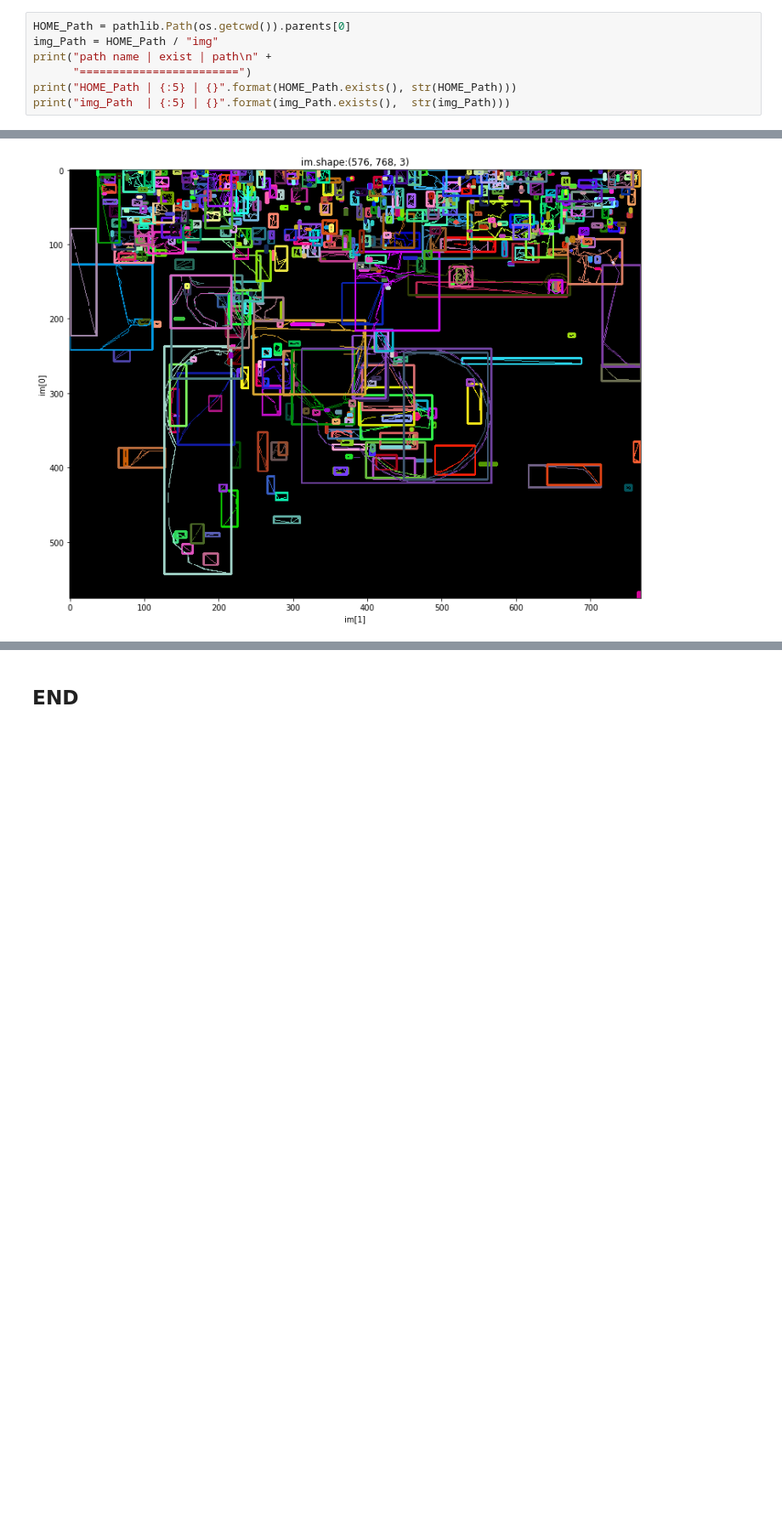
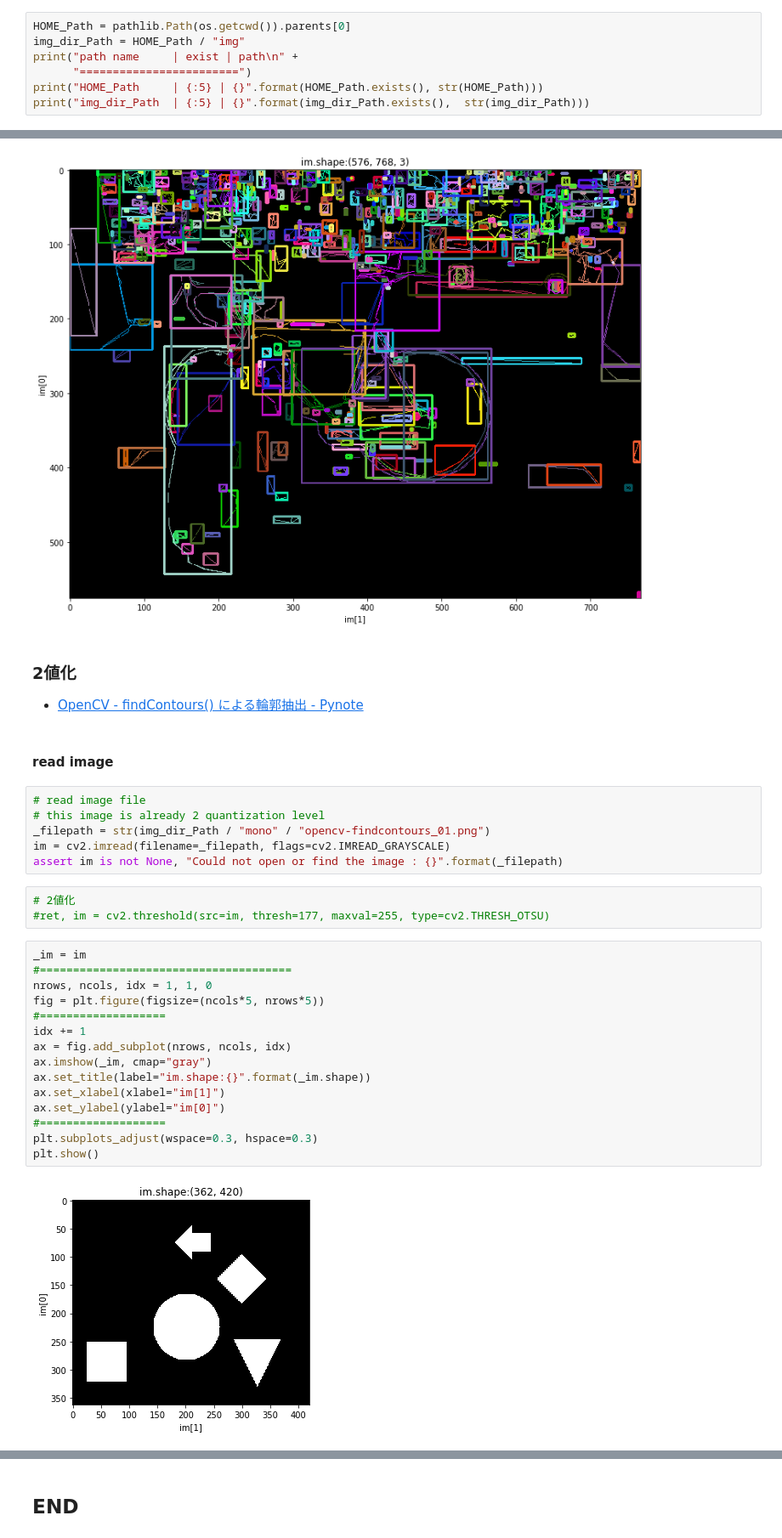
Before and after one commit to pollenjp/OpenCV-Template, a Jupyter notebook: notebooks/OpenCV Template.ipynb, the cells around one changed output, grey strips where cells are left out. Shown at 85% size. Drawn from its saved outputs; the diff is of its cells as text; blank space fills up the shorter version.

Commit message:
Update notebooks/OpenCV Template.ipynb - add bounding box

```diff
--- a/notebooks/OpenCV Template.ipynb
+++ b/notebooks/OpenCV Template.ipynb
@@ -27,9 +35,9 @@ cv2.__version__ : 4.0.0
 ### Path
 # %%
 HOME_Path = pathlib.Path(os.getcwd()).parents[0]
-img_Path = HOME_Path / "img"
-print("path name | exist | path\n" +
+img_dir_Path = HOME_Path / "img"
+print("path name     | exist | path\n" +
       "========================")
-print("HOME_Path | {:5} | {}".format(HOME_Path.exists(), str(HOME_Path)))
-print("img_Path  | {:5} | {}".format(img_Path.exists(),  str(img_Path)))
+print("HOME_Path     | {:5} | {}".format(HOME_Path.exists(), str(HOME_Path)))
+print("img_dir_Path  | {:5} | {}".format(img_dir_Path.exists(),  str(img_dir_Path)))
 # %% [output]
@@ -302,3 +349,36 @@ plt.subplots_adjust(wspace=0.3, hspace=0.3)
 plt.show()
 # %% [output]
 [figure]
+# %% [markdown]
+### 2値化
+
+
+- [OpenCV - findContours() による輪郭抽出 - Pynote](http://pynote.hatenablog.com/entry/opencv-findcontours#%E3%82%B0%E3%83%AC%E3%83%BC%E3%82%B9%E3%82%B1%E3%83%BC%E3%83%AB%E7%94%BB%E5%83%8F%E3%81%AB%E5%A4%89%E6%8F%9B%E3%81%97findContours-%E3%81%A7%E8%BC%AA%E9%83%AD%E3%82%92%E6%8A%BD%E5%87%BA%E3%81%99%E3%82%8B)
+# %% [markdown]
+#### read image
+# %%
+# read image file
+# this image is already 2 quantization level
+_filepath = str(img_dir_Path / "mono" / "opencv-findcontours_01.png")
+im = cv2.imread(filename=_filepath, flags=cv2.IMREAD_GRAYSCALE)
+assert im is not None, "Could not open or find the image : {}".format(_filepath)
+# %%
+# 2値化
+#ret, im = cv2.threshold(src=im, thresh=177, maxval=255, type=cv2.THRESH_OTSU)
+# %%
+_im = im
+#======================================
+nrows, ncols, idx = 1, 1, 0
+fig = plt.figure(figsize=(ncols*5, nrows*5))
+#===================
+idx += 1
+ax = fig.add_subplot(nrows, ncols, idx)
+ax.imshow(_im, cmap="gray")
+ax.set_title(label="im.shape:{}".format(_im.shape))
+ax.set_xlabel(xlabel="im[1]")
+ax.set_ylabel(ylabel="im[0]")
+#===================
+plt.subplots_adjust(wspace=0.3, hspace=0.3)
+plt.show()
+# %% [output]
+[figure, added]
```
Also changed, not shown: parts of 43 cells of this notebook.
